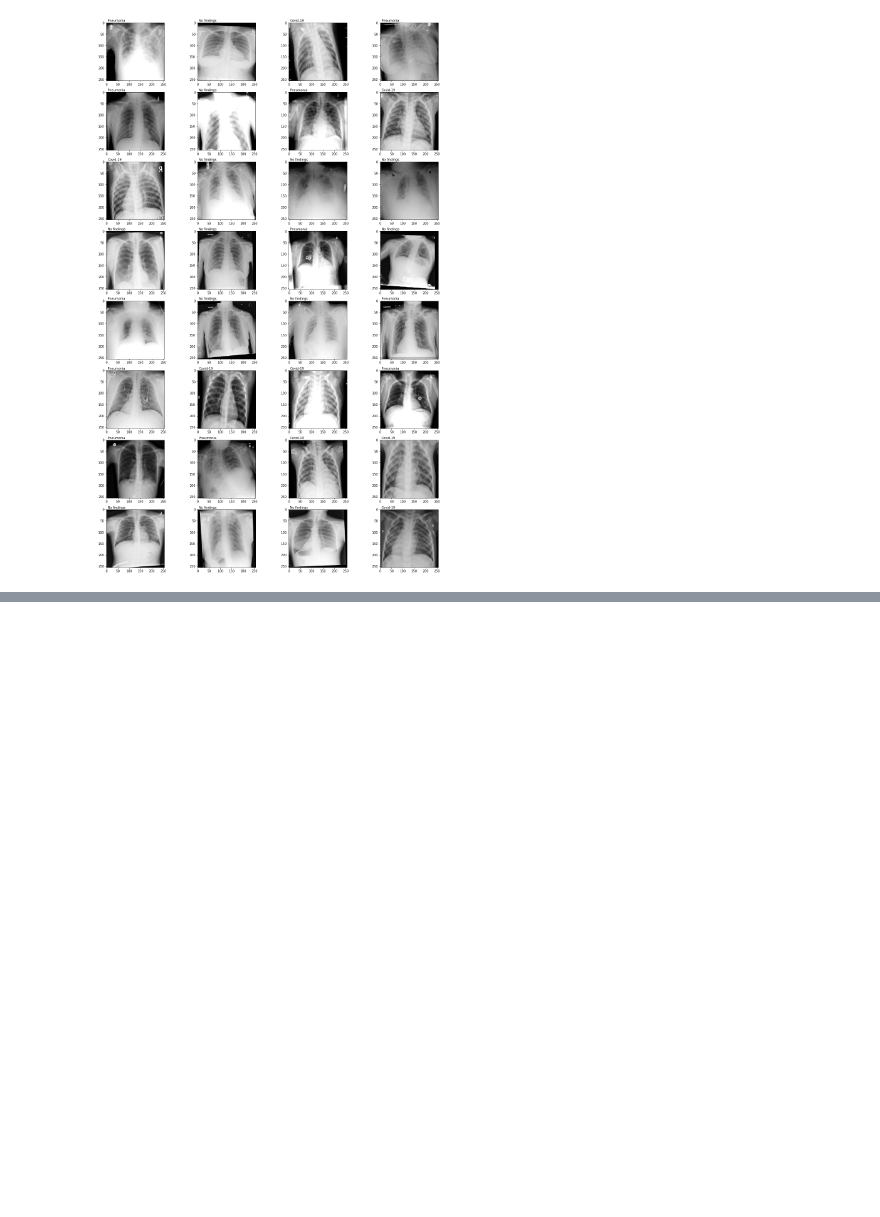
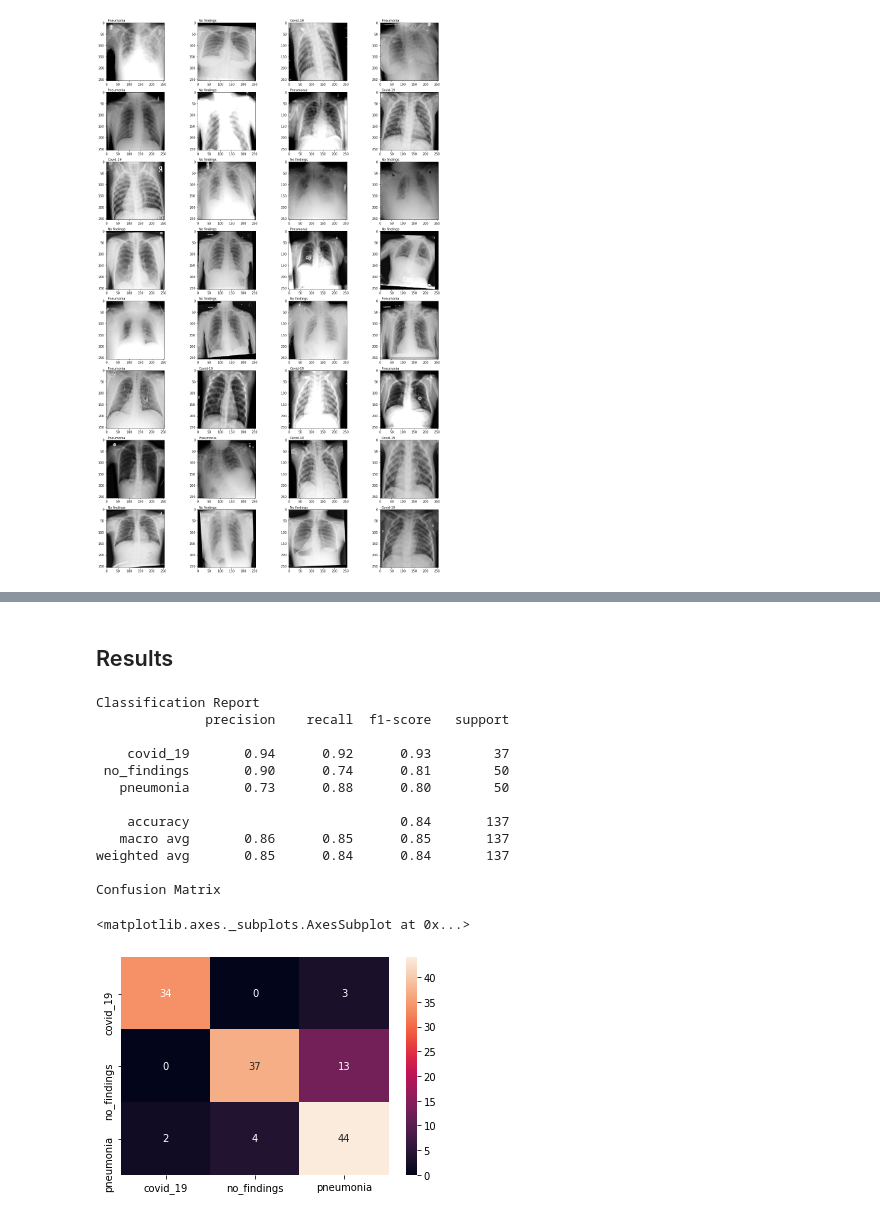
Before and after one commit to SonOf1998/COVID-19_detection_in_lungs, a Jupyter notebook: COVIDDetector.ipynb, the cells around one changed output, grey strips where cells are left out. Saved outputs shown, nothing was run; the diff lists cells and outputs as text; code cells hidden in the pictures; blank space fills up the shorter version.

```diff
--- a/COVIDDetector.ipynb
+++ b/COVIDDetector.ipynb
@@ -185,0 +200,4 @@ train_iter.total_batches_seen = 0
+# %%
+img_height = 256    # Input image height
+img_width = 256     # Input image width
+batch_size = 32
@@ -185,0 +435,23 @@ train_iter.total_batches_seen = 0
+# %%
+for layer in base_model.layers:
+  if 'conv3' in layer.name:
+    layer.trainable = True
+  elif 'conv4' in layer.name:
+    layer.trainable = True
+  elif 'conv5' in layer.name:
+    layer.trainable = True
+  else:
+    layer.trainable = False
+
+model.summary()
+
+opt = K.optimizers.Adam(learning_rate=0.0001)
+model.compile(loss='categorical_crossentropy', optimizer=opt, metrics=['accuracy'])
+
+model.fit(
+    train_iter,
+    epochs=40,
+    validation_data=validation_iter,
+    callbacks=[checkpoint])
+
+model.load_weights("chk.chk")
@@ -185,0 +477,2 @@ train_iter.total_batches_seen = 0
+# %% [markdown]
+## Results
@@ -185,0 +483,24 @@ train_iter.total_batches_seen = 0
+# %%
+#Confution Matrix and Classification Report
+Y_pred = model.predict(test_iter)
+y_pred = np.argmax(Y_pred, axis=1)
+print('Classification Report')
+target_names = ['covid_19', 'no_findings', 'pneumonia']
+print(classification_report(test_iter.classes, y_pred, target_names=target_names))
+print('Confusion Matrix')
+sn.heatmap(confusion_matrix(test_iter.classes, y_pred), annot=True, xticklabels=target_names, yticklabels=target_names)
+# %% [output]
+Classification Report
+              precision    recall  f1-score   support
+
+    covid_19       0.94      0.92      0.93        37
+ no_findings       0.90      0.74      0.81        50
+   pneumonia       0.73      0.88      0.80        50
+
+    accuracy                           0.84       137
+   macro avg       0.86      0.85      0.85       137
+weighted avg       0.85      0.84      0.84       137
+
+Confusion Matrix
+<matplotlib.axes._subplots.AxesSubplot at 0x...>
+[figure, added]
```
Also changed, not shown: parts of 17 cells of this notebook.
